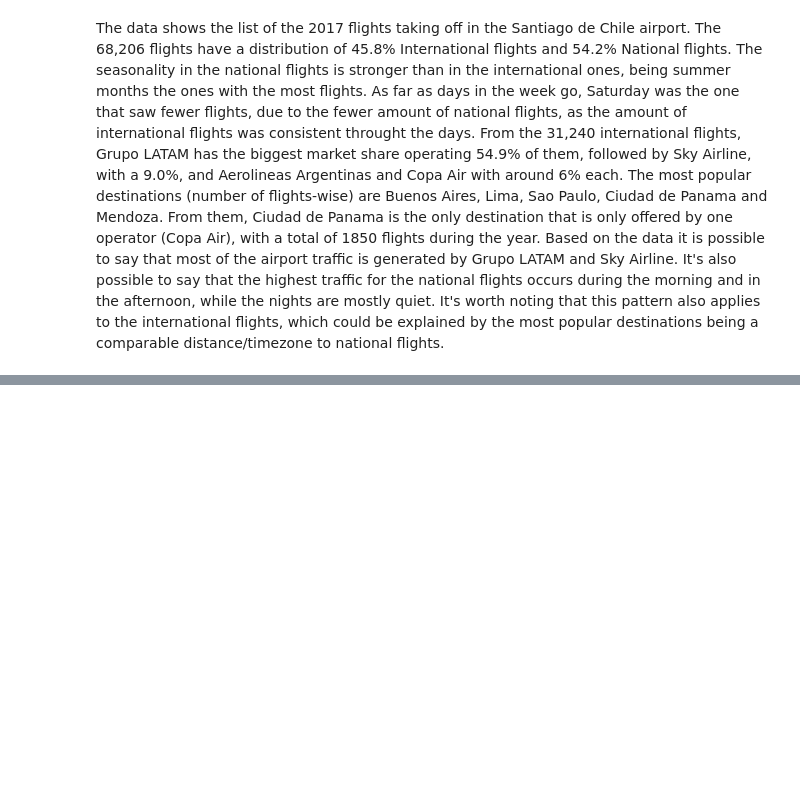
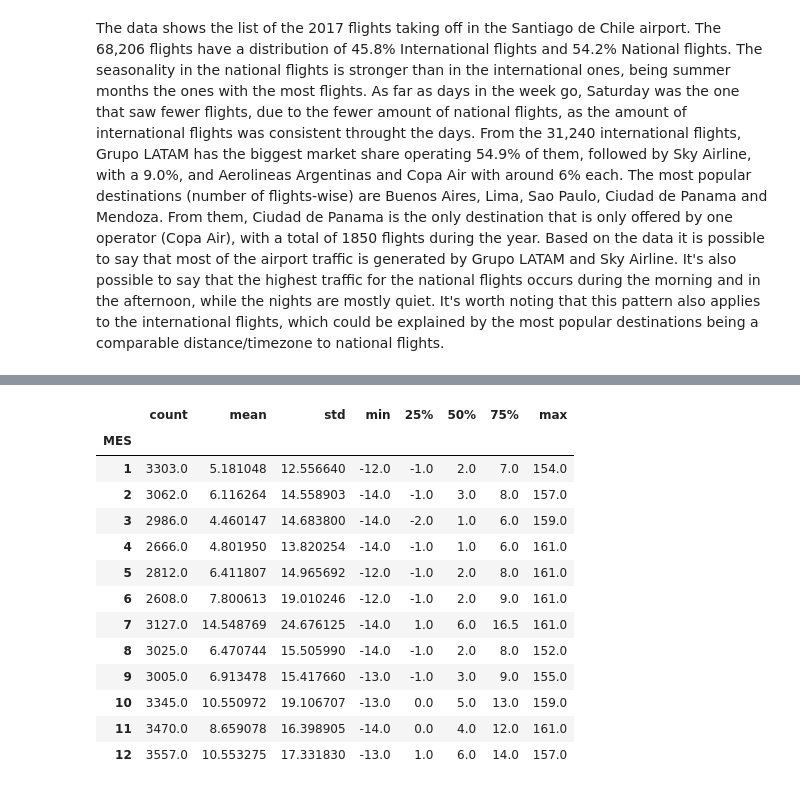
Before and after one commit to CamilaTr/DSC, a Jupyter notebook: solution.ipynb, the cells around one changed output, grey strips where cells are left out. Cells and saved outputs as stored; diff of their text form; code cells hidden in the pictures; blank space fills up the shorter version.

```diff
--- a/solution.ipynb
+++ b/solution.ipynb
@@ -182,0 +262,17 @@ Based on the data it is possible to say that most of the airport traffic is gene
+# %%
+dataset[dataset['TIPOVUELO']=='N'].groupby('MES')['min_diff'].describe()
+# %% [output]
+|  | count | mean | std | min | 25% | 50% | 75% | max |
+| MES |  |  |  |  |  |  |  |  |
+| 1 | 3303.0 | 5.181048 | 12.556640 | -12.0 | -1.0 | 2.0 | 7.0 | 154.0 |
+| 2 | 3062.0 | 6.116264 | 14.558903 | -14.0 | -1.0 | 3.0 | 8.0 | 157.0 |
+| 3 | 2986.0 | 4.460147 | 14.683800 | -14.0 | -2.0 | 1.0 | 6.0 | 159.0 |
+| 4 | 2666.0 | 4.801950 | 13.820254 | -14.0 | -1.0 | 1.0 | 6.0 | 161.0 |
+| 5 | 2812.0 | 6.411807 | 14.965692 | -12.0 | -1.0 | 2.0 | 8.0 | 161.0 |
+| 6 | 2608.0 | 7.800613 | 19.010246 | -12.0 | -1.0 | 2.0 | 9.0 | 161.0 |
+| 7 | 3127.0 | 14.548769 | 24.676125 | -14.0 | 1.0 | 6.0 | 16.5 | 161.0 |
+| 8 | 3025.0 | 6.470744 | 15.505990 | -14.0 | -1.0 | 2.0 | 8.0 | 152.0 |
+| 9 | 3005.0 | 6.913478 | 15.417660 | -13.0 | -1.0 | 3.0 | 9.0 | 155.0 |
+| 10 | 3345.0 | 10.550972 | 19.106707 | -13.0 | 0.0 | 5.0 | 13.0 | 159.0 |
+| 11 | 3470.0 | 8.659078 | 16.398905 | -14.0 | 0.0 | 4.0 | 12.0 | 161.0 |
+| 12 | 3557.0 | 10.553275 | 17.331830 | -13.0 | 1.0 | 6.0 | 14.0 | 157.0 |
```
Also changed, not shown: parts of 10 cells of this notebook.
